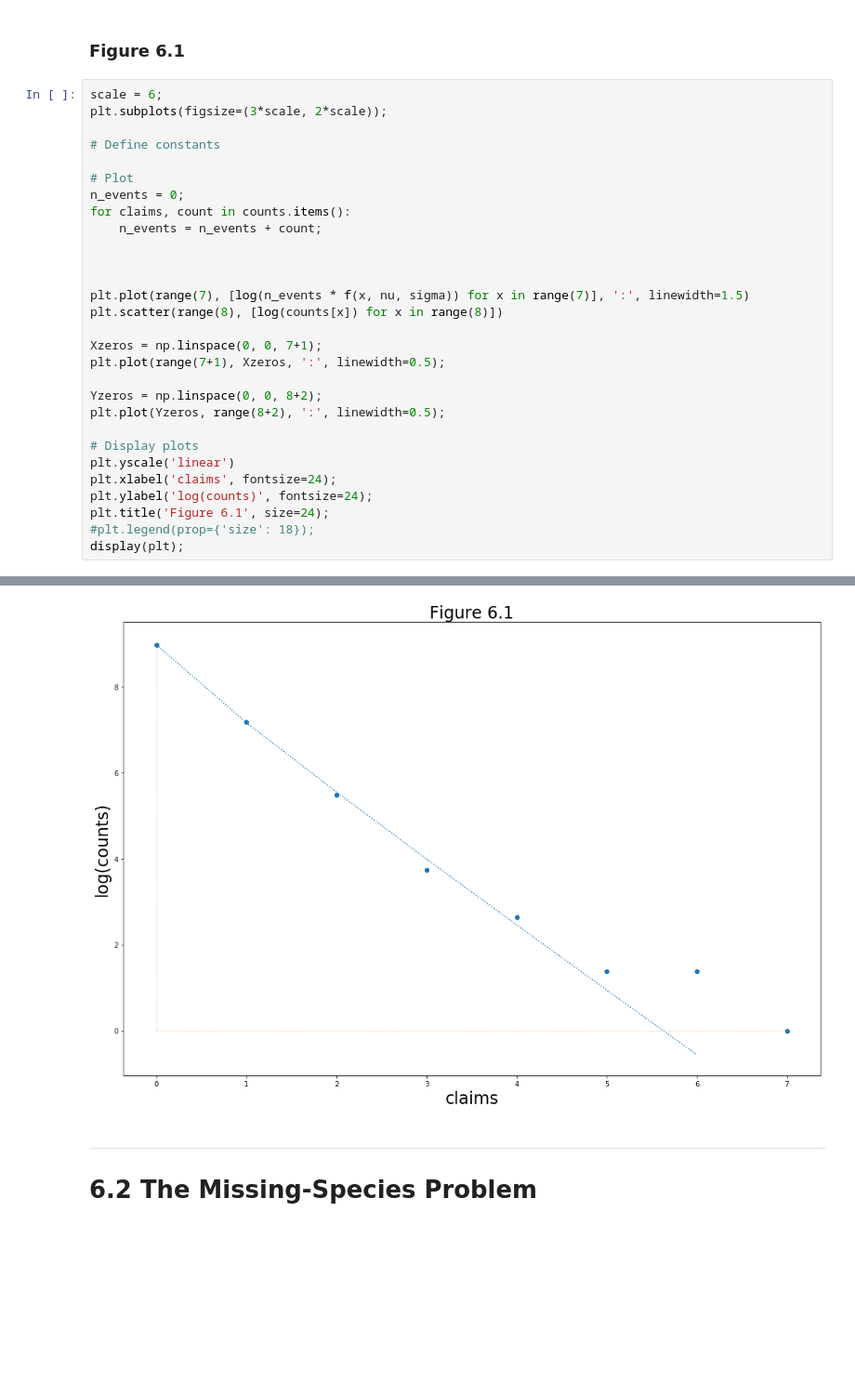
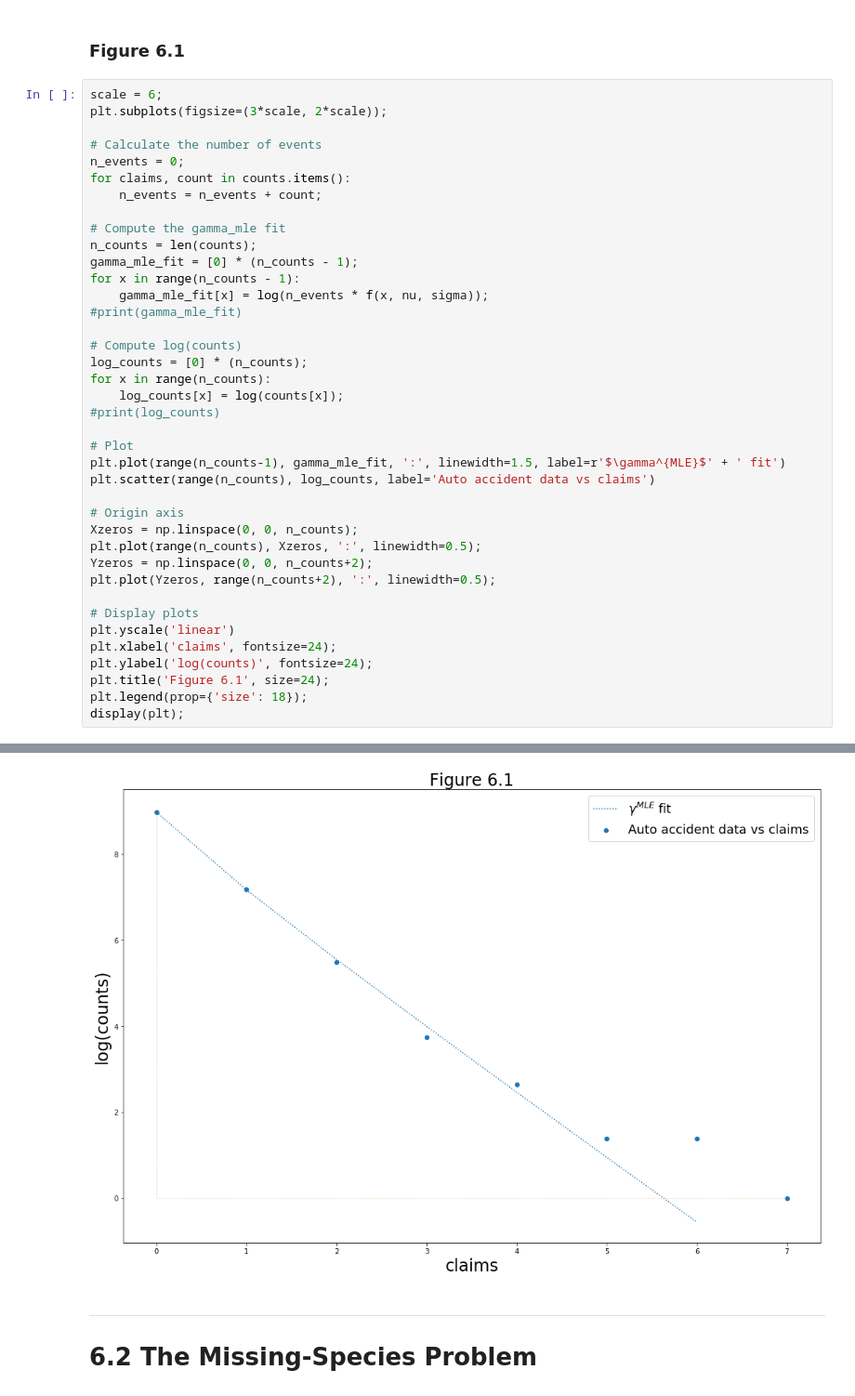
Before and after one commit to KiraSensei13/MNT_ITESM_courses, a Jupyter notebook: 2.1.CienciaDeDatosEInterferenciaEstadistica/caseStudy01/CASI_CH06.ipynb, the cells around one changed output, grey strips where cells are left out. Shown at 93% size. Drawn from its saved outputs; the diff is of its cells as text; blank space fills up the shorter version.

Commit message:
plot

```diff
--- a/2.1.CienciaDeDatosEInterferenciaEstadistica/caseStudy01/CASI_CH06.ipynb
+++ b/2.1.CienciaDeDatosEInterferenciaEstadistica/caseStudy01/CASI_CH06.ipynb
@@ -124,29 +124,39 @@ Gamma MLE       0.164  0.398  0.632  0.866   1.10   1.33   1.57
 scale = 6;
 plt.subplots(figsize=(3*scale, 2*scale));
 
-# Define constants
-
-# Plot
+# Calculate the number of events
 n_events = 0;
 for claims, count in counts.items():
     n_events = n_events + count;
 
+# Compute the gamma_mle fit
+n_counts = len(counts);
+gamma_mle_fit = [0] * (n_counts - 1);
+for x in range(n_counts - 1):
+    gamma_mle_fit[x] = log(n_events * f(x, nu, sigma));
+#print(gamma_mle_fit)
 
+# Compute log(counts)
+log_counts = [0] * (n_counts);
+for x in range(n_counts):
+    log_counts[x] = log(counts[x]);
+#print(log_counts)
 
-plt.plot(range(7), [log(n_events * f(x, nu, sigma)) for x in range(7)], ':', linewidth=1.5)
-plt.scatter(range(8), [log(counts[x]) for x in range(8)])
+# Plot
+plt.plot(range(n_counts-1), gamma_mle_fit, ':', linewidth=1.5, label=r'$\gamma^{MLE}$' + ' fit')
+plt.scatter(range(n_counts), log_counts, label='Auto accident data vs claims')
 
-Xzeros = np.linspace(0, 0, 7+1);
-plt.plot(range(7+1), Xzeros, ':', linewidth=0.5);
-
-Yzeros = np.linspace(0, 0, 8+2);
-plt.plot(Yzeros, range(8+2), ':', linewidth=0.5);
+# Origin axis
+Xzeros = np.linspace(0, 0, n_counts);
+plt.plot(range(n_counts), Xzeros, ':', linewidth=0.5);
+Yzeros = np.linspace(0, 0, n_counts+2);
+plt.plot(Yzeros, range(n_counts+2), ':', linewidth=0.5);
 
 # Display plots
 plt.yscale('linear')
 plt.xlabel('claims', fontsize=24);
 plt.ylabel('log(counts)', fontsize=24);
 plt.title('Figure 6.1', size=24);
-#plt.legend(prop={'size': 18});
+plt.legend(prop={'size': 18});
 display(plt);
 # %% [output]
@@ -154,4 +165,4 @@ display(plt);
-[figure, old version]
+[figure, new version]
 # %% [markdown]
 ---
 # 6.2 The Missing-Species Problem
```
Also changed, not shown: parts of 1 cell of this notebook.
